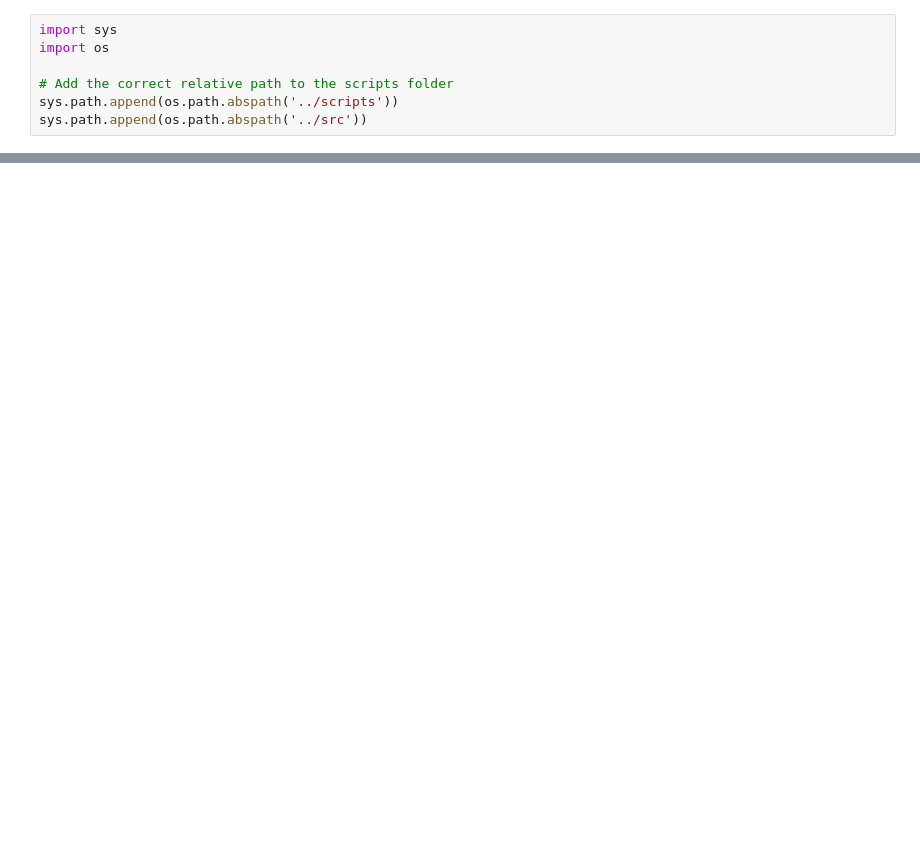
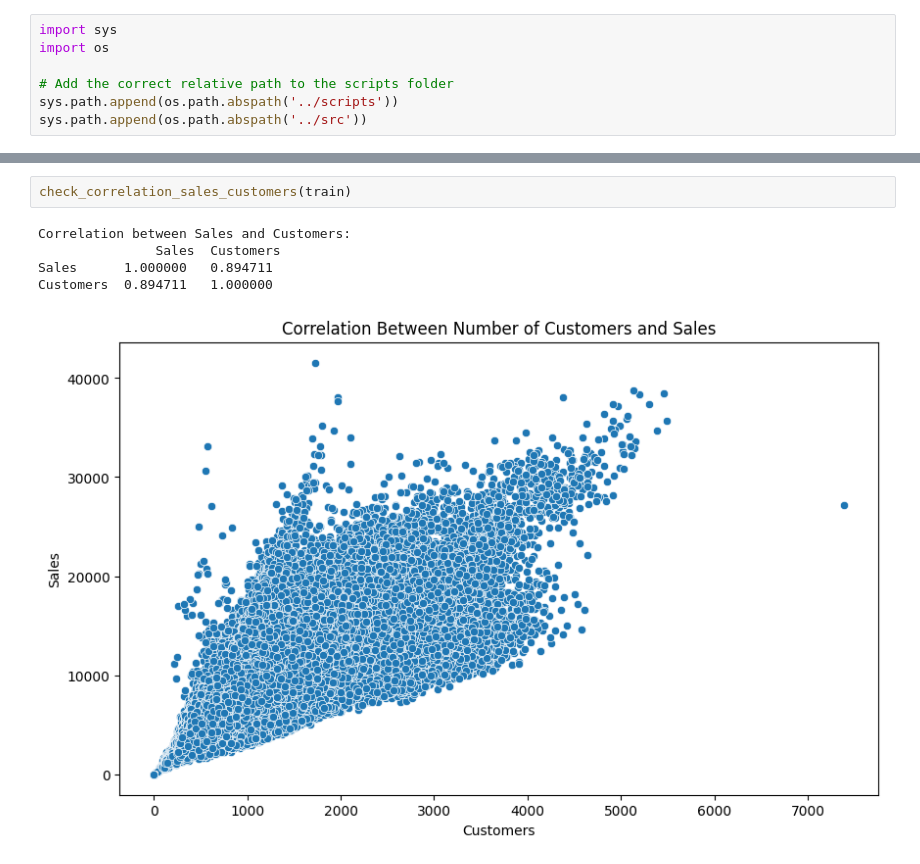
Before and after one commit to bef898/Pharmaceuticals-sales-prediction, a Jupyter notebook: notebooks/Eda.ipynb, the cells around one changed output, grey strips where cells are left out. Drawn from its saved outputs; the diff is of its cells as text; blank space fills up the shorter version.

```diff
--- a/notebooks/Eda.ipynb
+++ b/notebooks/Eda.ipynb
@@ -35,0 +94,8 @@ max    1.000000e+00   1.000000e+00
+# %%
+check_correlation_sales_customers(train)
+# %% [output]
+Correlation between Sales and Customers:
+               Sales  Customers
+Sales      1.000000   0.894711
+Customers  0.894711   1.000000
+[figure, added]
```
Also changed, not shown: parts of 20 cells of this notebook, 2 other files.
